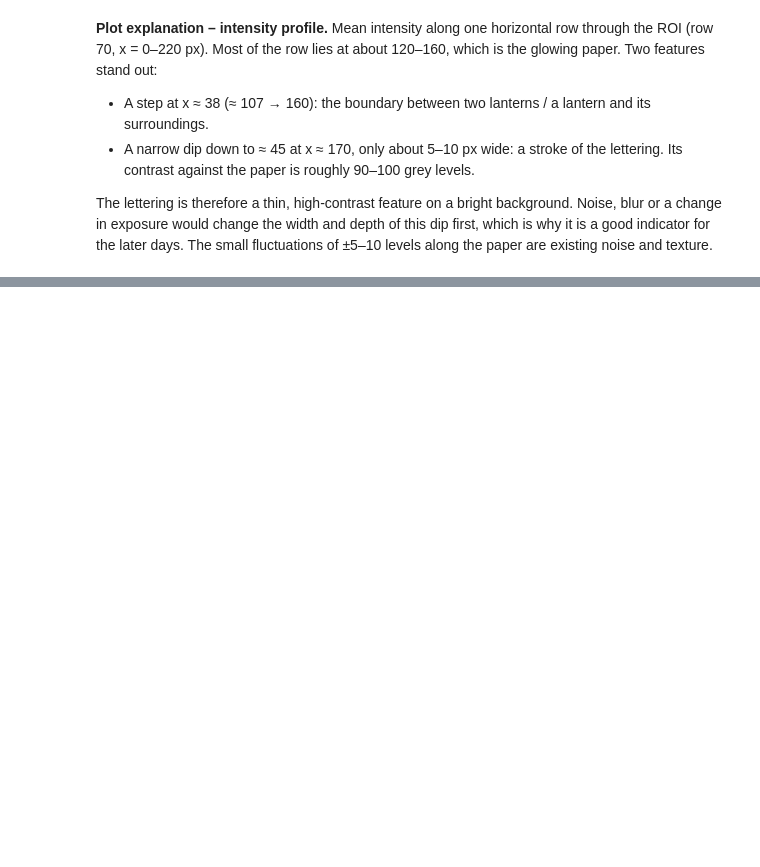
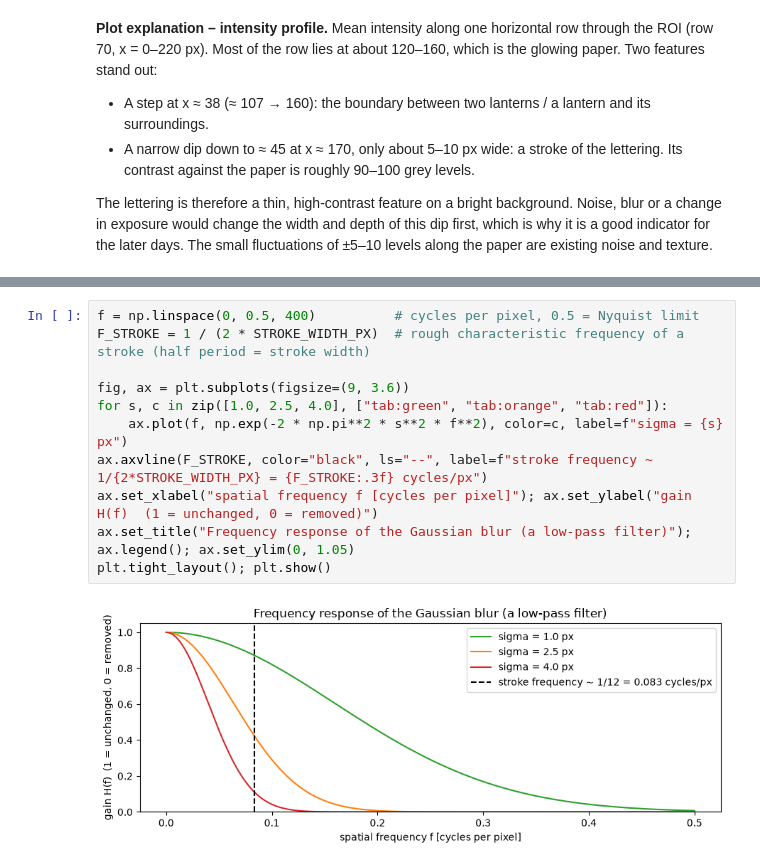
Before and after one commit to mischhart-bsc/image-processing, a Jupyter notebook: mc2_1_augmentation.ipynb, the cells around one changed output, grey strips where cells are left out. Drawn from its saved outputs; the diff is of its cells as text; blank space fills up the shorter version.

```diff
--- a/mc2_1_augmentation.ipynb
+++ b/mc2_1_augmentation.ipynb
@@ -135,0 +270,13 @@ Augmented images must remain plausible as real festival photos and must not chan
+# %%
+f = np.linspace(0, 0.5, 400)          # cycles per pixel, 0.5 = Nyquist limit
+F_STROKE = 1 / (2 * STROKE_WIDTH_PX)  # rough characteristic frequency of a stroke (half period = stroke width)
+
+fig, ax = plt.subplots(figsize=(9, 3.6))
+for s, c in zip([1.0, 2.5, 4.0], ["tab:green", "tab:orange", "tab:red"]):
+    ax.plot(f, np.exp(-2 * np.pi**2 * s**2 * f**2), color=c, label=f"sigma = {s} px")
+ax.axvline(F_STROKE, color="black", ls="--", label=f"stroke frequency ~ 1/{2*STROKE_WIDTH_PX} = {F_STROKE:.3f} cycles/px")
+ax.set_xlabel("spatial frequency f [cycles per pixel]"); ax.set_ylabel("gain H(f)  (1 = unchanged, 0 = removed)")
+ax.set_title("Frequency response of the Gaussian blur (a low-pass filter)"); ax.legend(); ax.set_ylim(0, 1.05)
+plt.tight_layout(); plt.show()
+# %% [output]
+[figure, added]
```
Also changed, not shown: parts of 34 cells of this notebook.
